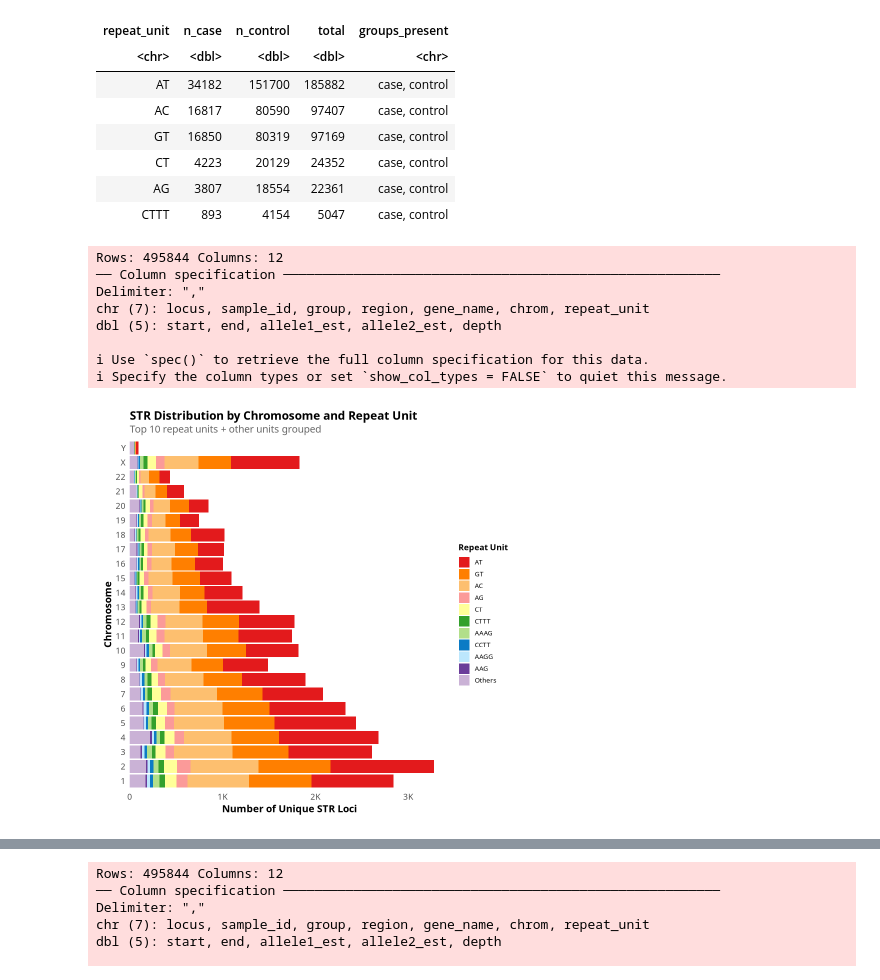
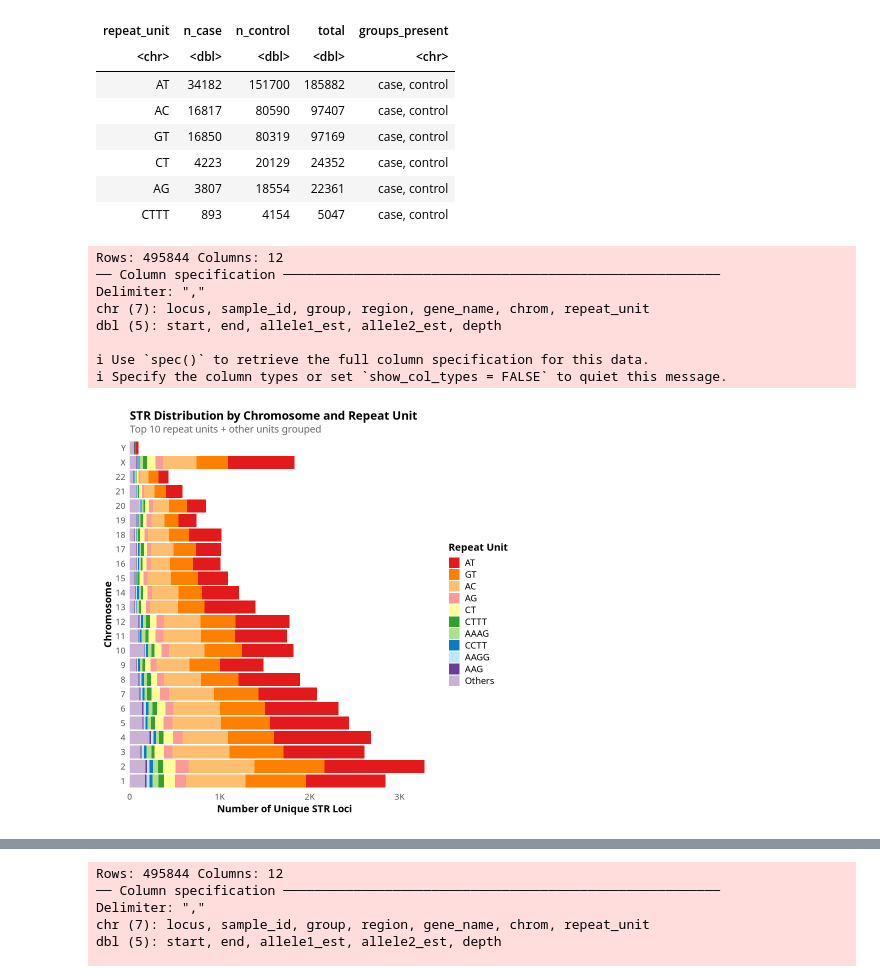
Before and after one commit to oncogensus/STRs_COVID_ExpAnalysis, a Jupyter notebook: 6_variants_analysis/6.2_desc_data_viz/desc_analysis/2_desc_analysis.ipynb, the cells around one changed output, grey strips where cells are left out. Saved outputs shown, nothing was run; the diff lists cells and outputs as text; code cells hidden in the pictures.

```diff
--- a/6_variants_analysis/6.2_desc_data_viz/desc_analysis/2_desc_analysis.ipynb
+++ b/6_variants_analysis/6.2_desc_data_viz/desc_analysis/2_desc_analysis.ipynb
@@ -736,8 +736,8 @@ p <- ggplot(df_complete, aes(x = chrom, y = n, fill = repeat_unit_grouped)) +
     # LEGEND ON THE RIGHT
     legend.position = "right",
     legend.direction = "vertical",
-    legend.title = element_text(size = 10, face = "bold"),
-    legend.text = element_text(size = 8),
+    legend.title = element_text(size = 12, face = "bold"),
+    legend.text = element_text(size = 11),
     legend.key.size = unit(0.6, "lines"),
     legend.key.height = unit(0.5, "cm"),
     legend.key.width = unit(0.5, "cm"),
@@ -758,34 +758,34 @@ p <- ggplot(df_complete, aes(x = chrom, y = n, fill = repeat_unit_grouped)) +
     axis.title = element_text(size = 12, face = "bold"),
 
     # Clean background
     panel.background = element_rect(fill = "white", color = NA),
     plot.background = element_rect(fill = "white", color = NA)
   ) +
   guides(fill = guide_legend(
     ncol = 1,           # One column for vertical legend
     byrow = TRUE,
     label.position = "right"
   ))
 
 print(p)
 
 # SAVE THE PLOT
 ggsave("results/barplot_chromosome_repeat_unit.png",
        plot = p,
        width = 14,
        height = 8,
        dpi = 600,
        bg = "white")
 # %% [output]
 Rows: 495844 Columns: 12
 ── Column specification ────────────────────────────────────────────────────────
 Delimiter: ","
 chr (7): locus, sample_id, group, region, gene_name, chrom, repeat_unit
 dbl (5): start, end, allele1_est, allele2_est, depth
 
 ℹ Use `spec()` to retrieve the full column specification for this data.
 ℹ Specify the column types or set `show_col_types = FALSE` to quiet this message.
-[figure, old version]
+[figure, new version]
 # %%
 # ==========================================
 # DATA LOADING AND PREPARATION
```
Also changed, not shown: parts of 3 cells of this notebook, 3 other files.
